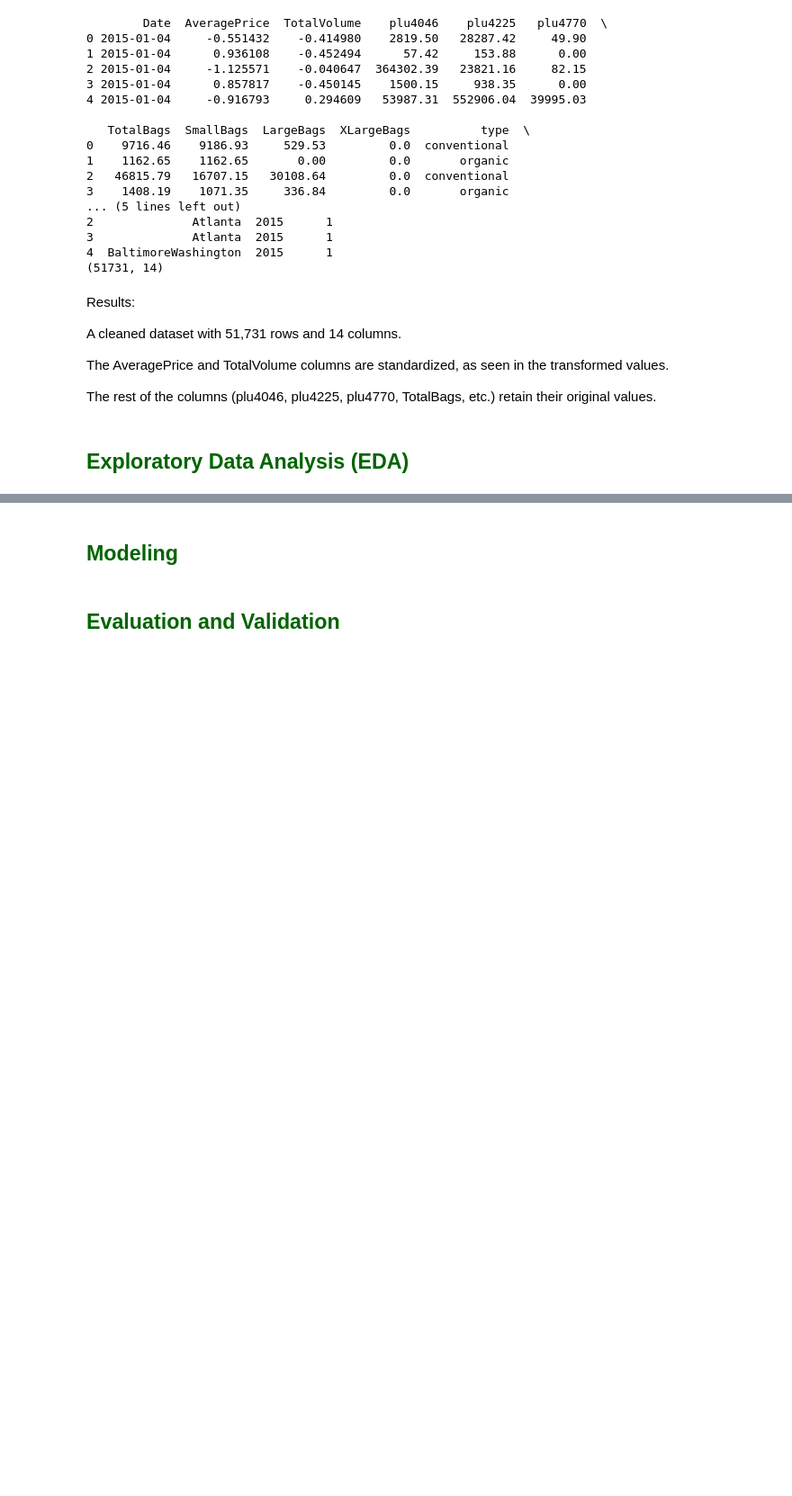
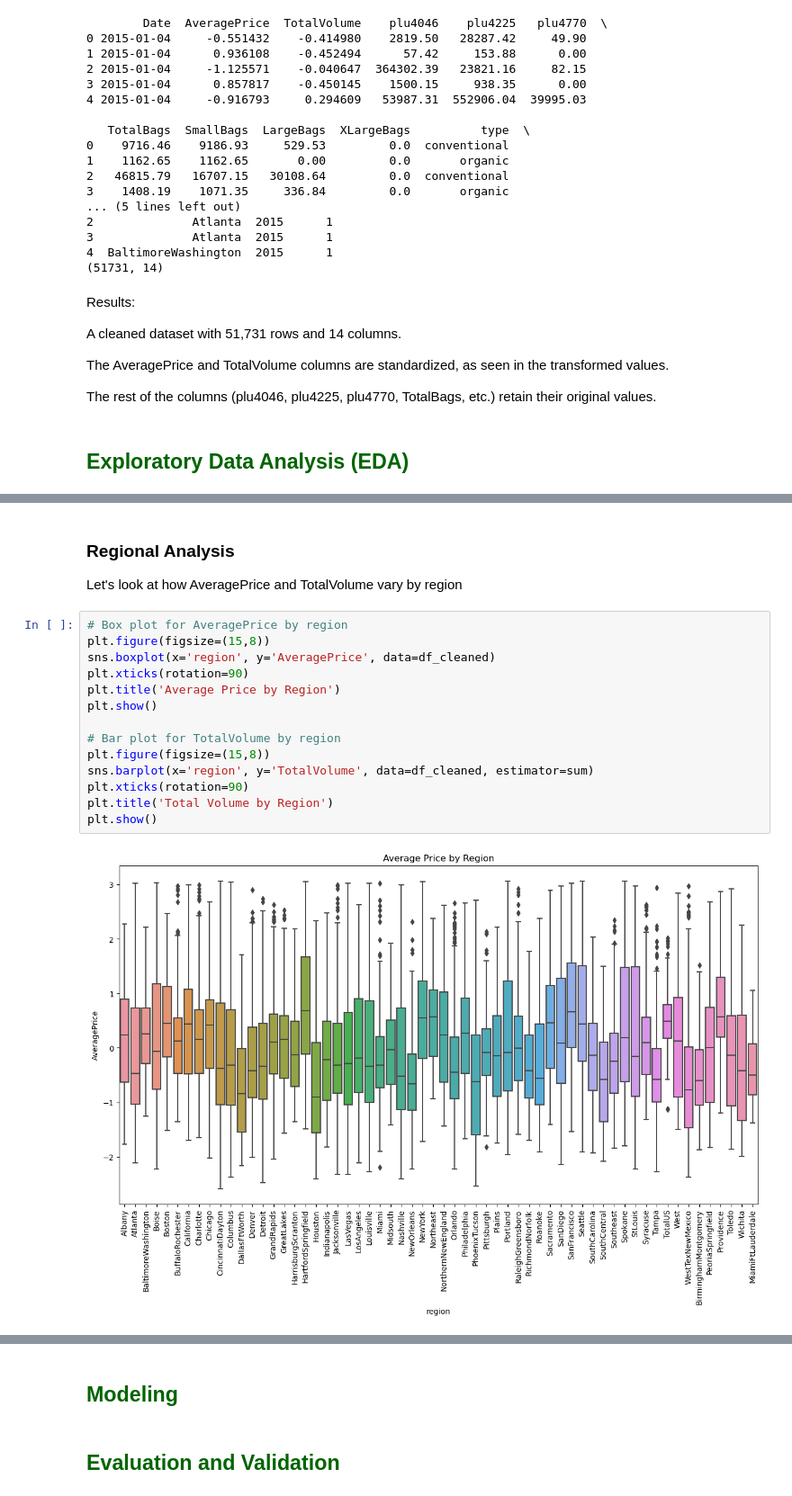
Before and after one commit to mahlatselelosa/Avocado-Prices-and-Sales-Volume-Analysis-2015-2023-, a Jupyter notebook: Avocado Prices and Sales Volume Analysis (2015-2023).ipynb, the cells around one changed output, grey strips where cells are left out. Shown: that part at 90% size. Cells and saved outputs as stored; diff of their text form; blank space fills up the shorter version.

```diff
--- a/Avocado Prices and Sales Volume Analysis (2015-2023).ipynb
+++ b/Avocado Prices and Sales Volume Analysis (2015-2023).ipynb
@@ -303,0 +386,20 @@ The rest of the columns (plu4046, plu4225, plu4770, TotalBags, etc.) retain thei
+# %% [markdown]
+ ### Regional Analysis
+
+Let's look at how AveragePrice and TotalVolume vary by region
+# %%
+# Box plot for AveragePrice by region
+plt.figure(figsize=(15,8))
+sns.boxplot(x='region', y='AveragePrice', data=df_cleaned)
+plt.xticks(rotation=90)
+plt.title('Average Price by Region')
+plt.show()
+
+# Bar plot for TotalVolume by region
+plt.figure(figsize=(15,8))
+sns.barplot(x='region', y='TotalVolume', data=df_cleaned, estimator=sum)
+plt.xticks(rotation=90)
+plt.title('Total Volume by Region')
+plt.show()
+# %% [output]
+[figure, added]
```
Also changed, not shown: parts of 9 cells of this notebook.
